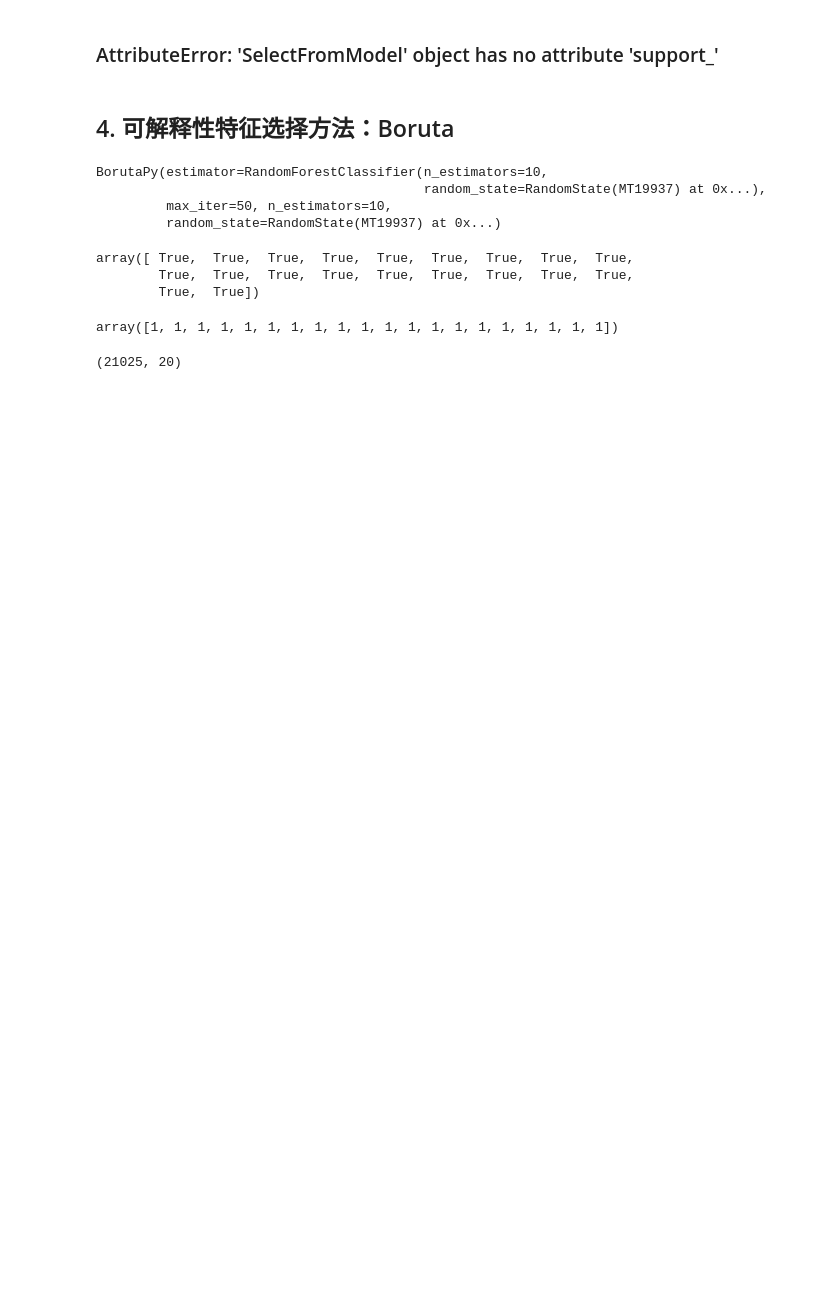
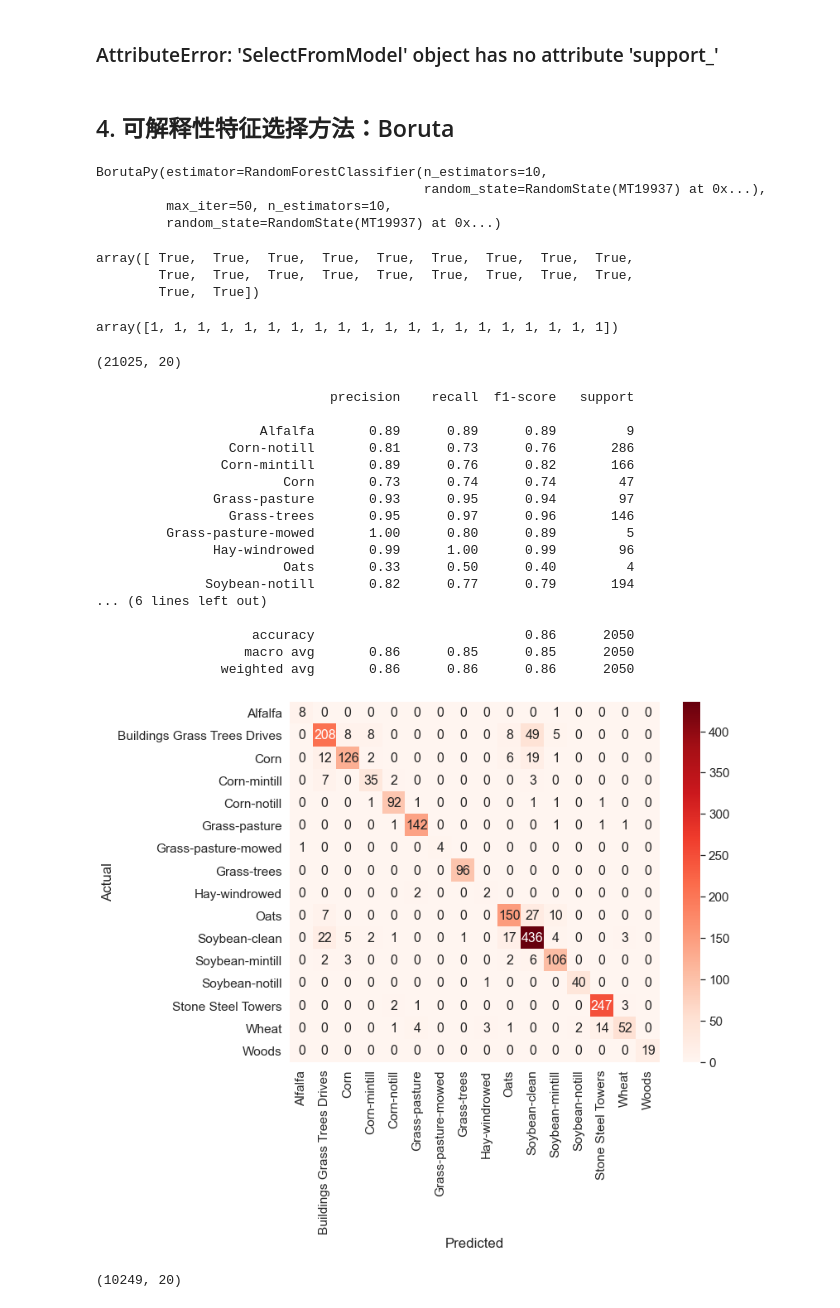
Before and after one commit to datamonday/HSI-Analysis, a Jupyter notebook: 01 Hyperspectral Image Analysis/04 Feature Selection.ipynb, the cells around one changed output. Saved outputs shown, nothing was run; the diff lists cells and outputs as text; code cells hidden in the pictures; blank space fills up the shorter version.

```diff
--- a/01 Hyperspectral Image Analysis/04 Feature Selection.ipynb
+++ b/01 Hyperspectral Image Analysis/04 Feature Selection.ipynb
@@ -512,3 +512,36 @@ X_filtered = feature_selector.transform(df_pca)
 X_filtered.shape
 # %% [output]
 (21025, 20)
+# %%
+from sklearn.model_selection import train_test_split
+from sklearn.metrics import accuracy_score, classification_report, confusion_matrix
+
+def svm_matrix_plot(X, y):
+    """
+    使用SVM对数据进行分类，绘制结果，并统计分类精度、召回率和F1分数
+    ----
+    param X:数据样本集（不含标签），np.array
+    param y:数据集标签，np.array
+    """
+    # 训练集测试集划分，比例8:2
+    X_train, X_test, y_train, y_test = train_test_split(X, y, test_size=0.20, random_state=11, stratify=y)
+    # 实例化分类器，核函数：径向基函数（高斯核）
+    svm = SVC(C=100, kernel='rbf', cache_size=10*1024)
+    # 训练分类器
+    svm.fit(X_train, y_train)
+    # 测试集的预测结果
+    ypred = svm.predict(X_test)
+
+    # 分类结果的混淆矩阵
+    conf_matrix = confusion_matrix(y_test, ypred)
+    df_cm = pd.DataFrame(conf_matrix, columns=np.unique(names), index = np.unique(names))
+    df_cm.index.name = 'Actual'
+    df_cm.columns.name = 'Predicted'
+
+    plt.figure(figsize = (10,8))
+    sns.set(font_scale = 1.4)#for label size
+    sns.heatmap(df_cm, cmap="Reds", annot=True,annot_kws={"size": 16}, fmt='d')
+
+    print(classification_report(y_test, ypred, target_names = names))
+
+    return svm
@@ -514,0 +571,30 @@ X_filtered.shape
+# %%
+# 去除掉背景（0类）
+X = X_filtered
+X = X[df['class'] != 0]
+y = df[df['class'] != 0].loc[:, 'class'].values
+
+svm = svm_matrix_plot(X, y)
+# %% [output]
+                              precision    recall  f1-score   support
+
+                     Alfalfa       0.89      0.89      0.89         9
+                 Corn-notill       0.81      0.73      0.76       286
+                Corn-mintill       0.89      0.76      0.82       166
+                        Corn       0.73      0.74      0.74        47
+               Grass-pasture       0.93      0.95      0.94        97
+                 Grass-trees       0.95      0.97      0.96       146
+         Grass-pasture-mowed       1.00      0.80      0.89         5
+               Hay-windrowed       0.99      1.00      0.99        96
+                        Oats       0.33      0.50      0.40         4
+              Soybean-notill       0.82      0.77      0.79       194
+... (6 lines left out)
+
+                    accuracy                           0.86      2050
+                   macro avg       0.86      0.85      0.85      2050
+                weighted avg       0.86      0.86      0.86      2050
+[figure, added]
+# %%
+X.shape
+# %% [output]
+(10249, 20)
```
Also changed, not shown: parts of 3 cells of this notebook, 2 other files.
